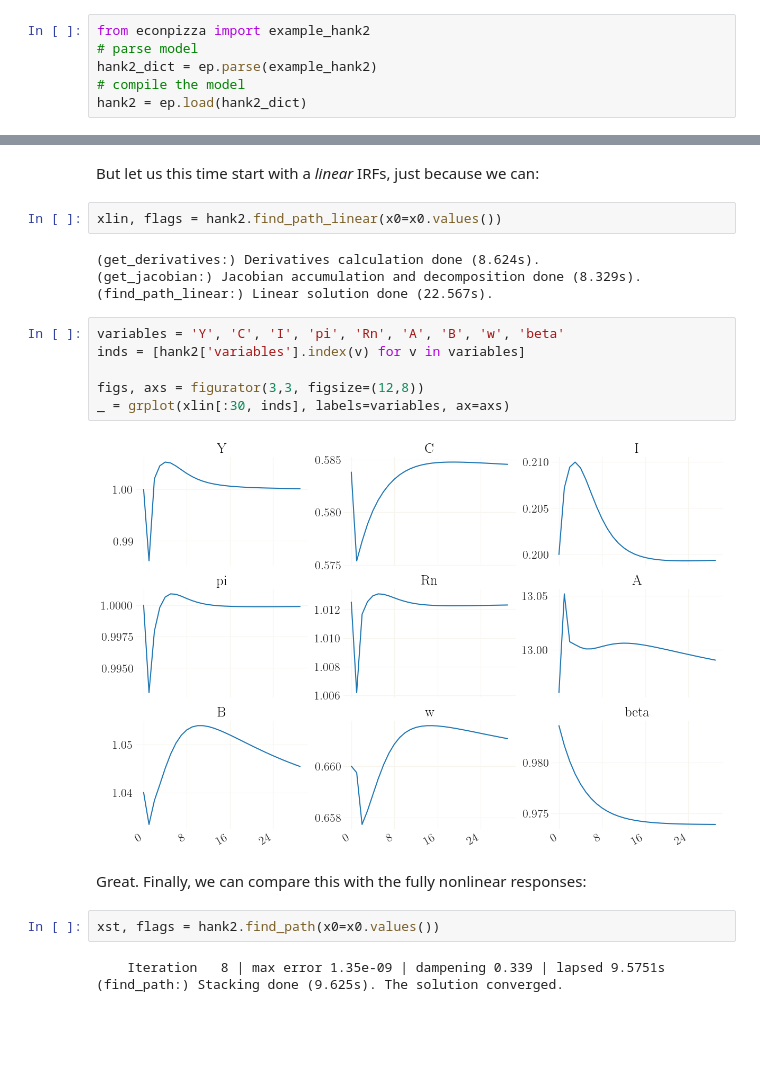
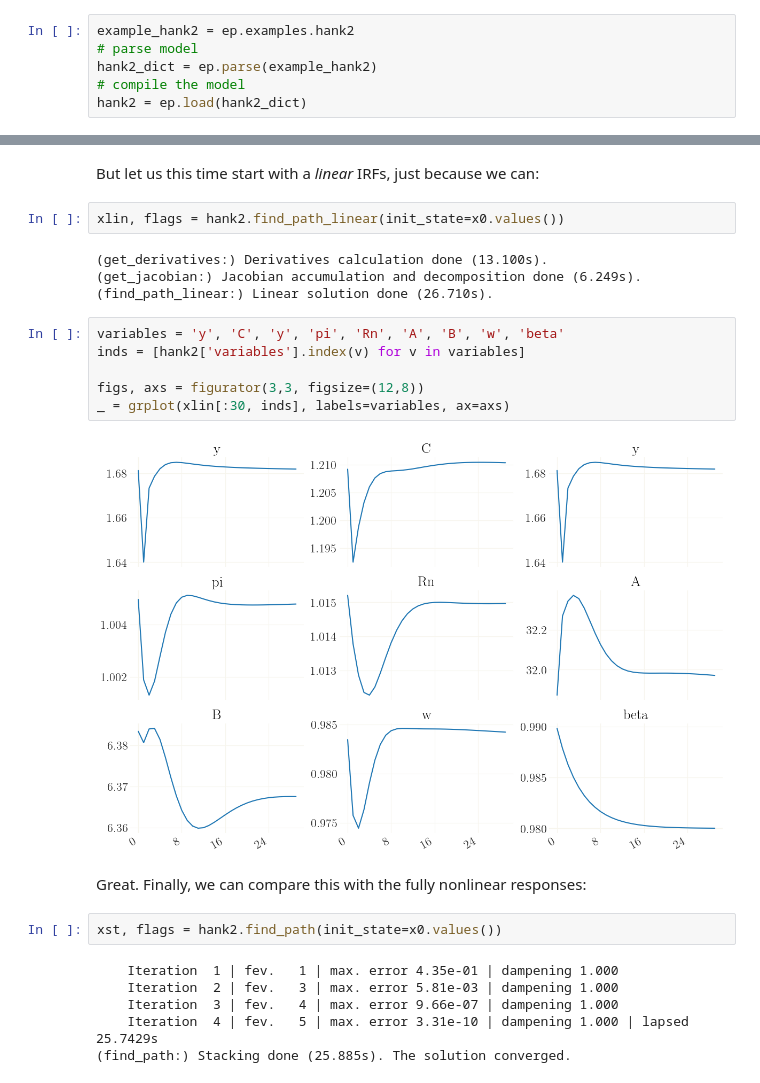
Before and after one commit to gboehl/econpizza, a Jupyter notebook: docs/tutorial/hank2.ipynb, the cells around one changed output, grey strips where cells are left out. Saved outputs shown, nothing was run; the diff lists cells and outputs as text; blank space fills up the shorter version.

```diff
--- a/docs/tutorial/hank2.ipynb
+++ b/docs/tutorial/hank2.ipynb
@@ -56,5 +16,5 @@ The `yaml` file of the model can be found [here](https://github.com/gboehl/econp
 # %%
-from econpizza import example_hank2
+example_hank2 = ep.examples.hank2
 # parse model
 hank2_dict = ep.parse(example_hank2)
 # compile the model
@@ -80,26 +36,29 @@ x0['beta'] *= 1.01
 # %% [markdown]
 But let us this time start with a *linear* IRFs, just because we can:
 # %%
-xlin, flags = hank2.find_path_linear(x0=x0.values())
+xlin, flags = hank2.find_path_linear(init_state=x0.values())
 # %% [output]
-(get_derivatives:) Derivatives calculation done (8.624s).
-(get_jacobian:) Jacobian accumulation and decomposition done (8.329s).
-(find_path_linear:) Linear solution done (22.567s).
+(get_derivatives:) Derivatives calculation done (13.100s).
+(get_jacobian:) Jacobian accumulation and decomposition done (6.249s).
+(find_path_linear:) Linear solution done (26.710s).
 # %%
-variables = 'Y', 'C', 'I', 'pi', 'Rn', 'A', 'B', 'w', 'beta'
+variables = 'y', 'C', 'y', 'pi', 'Rn', 'A', 'B', 'w', 'beta'
 inds = [hank2['variables'].index(v) for v in variables]
 
 figs, axs = figurator(3,3, figsize=(12,8))
 _ = grplot(xlin[:30, inds], labels=variables, ax=axs)
 # %% [output]
-[figure, old version]
+[figure, new version]
 # %% [markdown]
 Great. Finally, we can compare this with the fully nonlinear responses:
 # %%
-xst, flags = hank2.find_path(x0=x0.values())
+xst, flags = hank2.find_path(init_state=x0.values())
 # %% [output]
-    Iteration   8 | max error 1.35e-09 | dampening 0.339 | lapsed 9.5751s
-(find_path:) Stacking done (9.625s). The solution converged.
+    Iteration  1 | fev.   1 | max. error 4.35e-01 | dampening 1.000
+    Iteration  2 | fev.   3 | max. error 5.81e-03 | dampening 1.000
+    Iteration  3 | fev.   4 | max. error 9.66e-07 | dampening 1.000
+    Iteration  4 | fev.   5 | max. error 3.31e-10 | dampening 1.000 | lapsed 25.7429s
+(find_path:) Stacking done (25.885s). The solution converged.
 # %%
 figs, axs = figurator(3,3, figsize=(12,8))
 _ = grplot((xst[:30, inds], xlin[:30, inds]), labels=variables, ax=axs, legend=('nonlinear', 'linear'))
```
Also changed, not shown: parts of 10 cells of this notebook, 16 other files.
